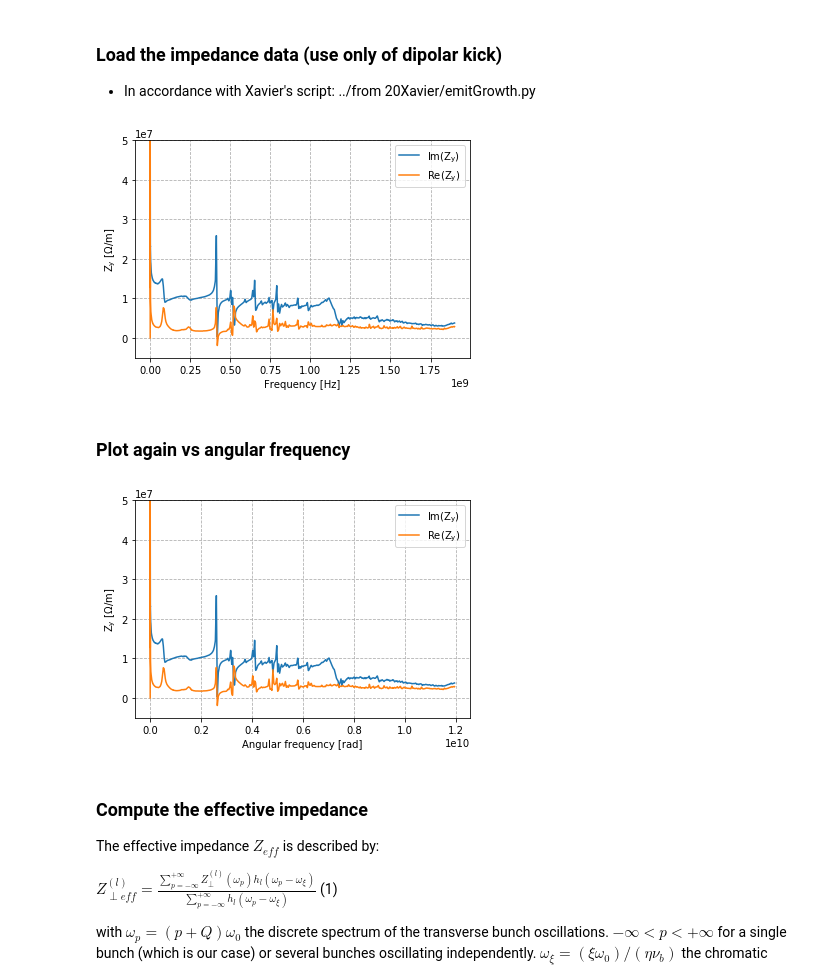
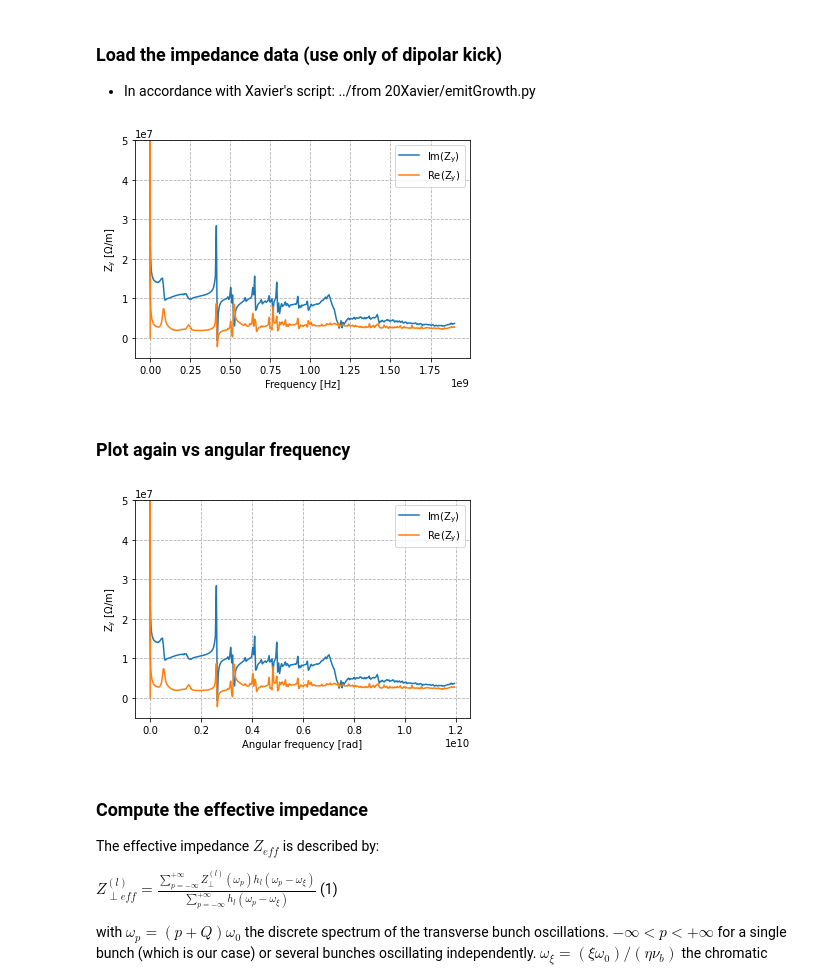
Before and after one commit to natriant/exploring_SPS, a Jupyter notebook: tuneShift_from_transverese_impedance/theoretical model (Chao formula)/DQy_riseTime_Chao.ipynb, the cells around one changed output. Drawn from its saved outputs; the diff is of its cells as text; code cells hidden in the pictures.

```diff
--- a/tuneShift_from_transverese_impedance/theoretical model (Chao formula)/DQy_riseTime_Chao.ipynb
+++ b/tuneShift_from_transverese_impedance/theoretical model (Chao formula)/DQy_riseTime_Chao.ipynb
@@ -11,26 +11,26 @@ import matplotlib.pyplot as plt
 - In accordance with Xavier's script: ../from 20Xavier/emitGrowth.py
 # %%
 #### Impedance model from https://gitlab.cern.ch/IRIS/SPS_IW_model/-/tree/master/SPS_IW_model_python ###########################################
-#impedanceData = np.genfromtxt('SPS_Complete_imp_model_2018_Q26.txt', skip_header=1, dtype=complex)
-impedanceData = np.genfromtxt('./impedanceFiles/Q20/SPS_Complete_imp_model_2018_Q20.txt', skip_header=1, dtype=complex)
+impedanceData = np.genfromtxt('./impedanceFiles/Q26/SPS_Complete_imp_model_2018_Q26.txt', skip_header=1, dtype=complex)
+#impedanceData = np.genfromtxt('./impedanceFiles/Q20/SPS_Complete_imp_model_2018_Q20.txt', skip_header=1, dtype=complex)
 
 
 freqZ = np.real(impedanceData[:, 0]) * 1E9  # frequencies in [GHz], so probably this needs to change in 1e9
 ReZ = np.real(impedanceData[:, 2])  # dipolar kick in y-plane, always odd, -f(x) = f(-x)
 ImZ = np.imag(impedanceData[:, 2])  # dipolar kick in the y-plane, always even (f-x) = f(x)
 
 
 # A1. Plot vertical impedances (dipolar kick only)
 plt.plot(freqZ, ImZ, label=r'$\mathrm{Im(Z_y)}$')
 plt.plot(freqZ, ReZ, label=r'$\mathrm{Re(Z_y)}$')
 plt.xlabel('Frequency [Hz]')
 plt.ylabel(r'$\mathrm{Z_y \ [\Omega /m]}$')
 plt.legend()
 plt.grid(ls='--')
 plt.ylim(-0.5e7, 0.5e8)
 plt.show()
 # %% [output]
-[figure, old version]
+[figure, new version]
 # %% [markdown]
 ### Plot again vs angular frequency
 # %%
@@ -46,7 +46,7 @@ plt.ylim(-0.5e7, 0.5e8)
 plt.show()
 plt.close()
 # %% [output]
-[figure, old version]
+[figure, new version]
 # %% [markdown]
 ### Compute the effective impedance
 
```
Also changed, not shown: parts of 8 cells of this notebook, 5 other files.
